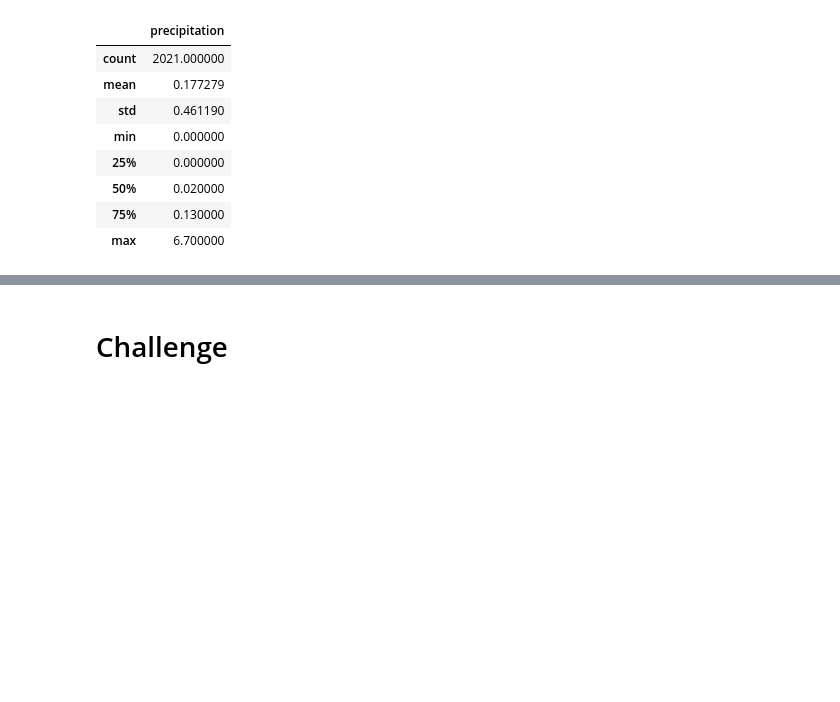
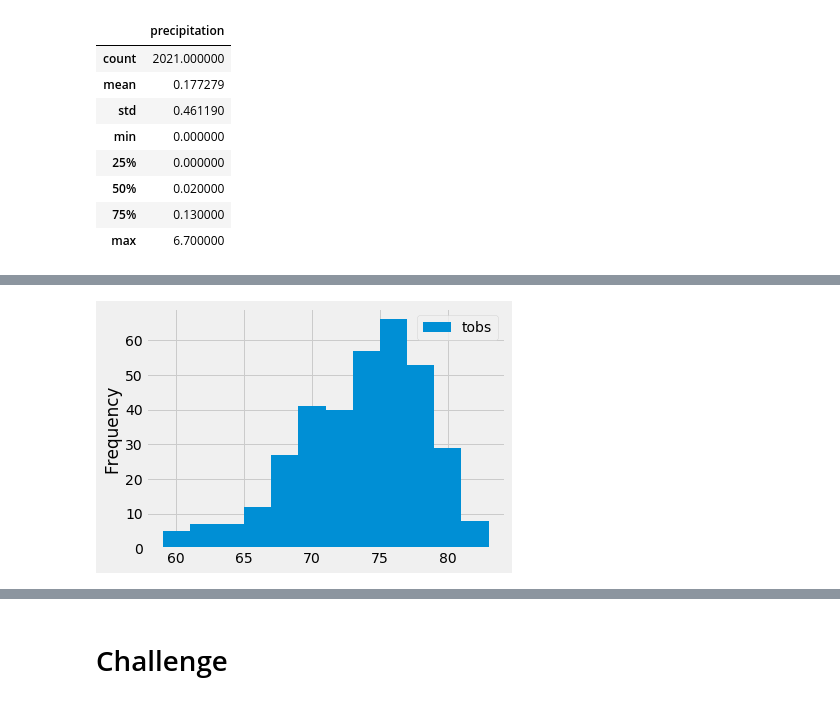
Before and after one commit to Helen-Ly/surfs_up, a Jupyter notebook: climate_analysis.ipynb, the cells around one changed output, grey strips where cells are left out. Drawn from its saved outputs; the diff is of its cells as text; code cells hidden in the pictures; blank space fills up the shorter version.

```diff
--- a/climate_analysis.ipynb
+++ b/climate_analysis.ipynb
@@ -154,3 +208,10 @@ df.describe()
+# %%
+# Another way of writing out your code for histogram with bins
+df.plot(kind = 'hist', bins = 12)
+
+plt.tight_layout()
+# %% [output]
+[figure, added]
 # %%
 # Write a function called `calc_temps` that will accept start date and end date in the format '%Y-%m-%d'
 # and return the minimum, average, and maximum temperatures for that range of dates
```
Also changed, not shown: parts of 7 cells of this notebook.
